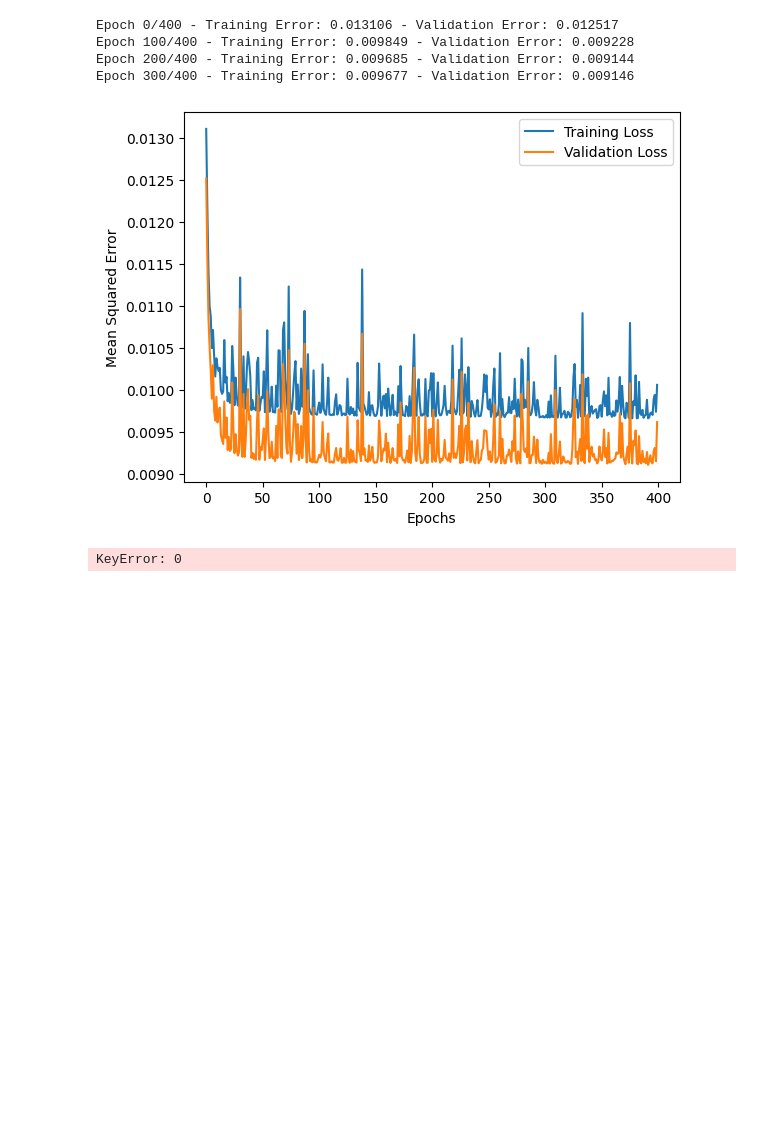
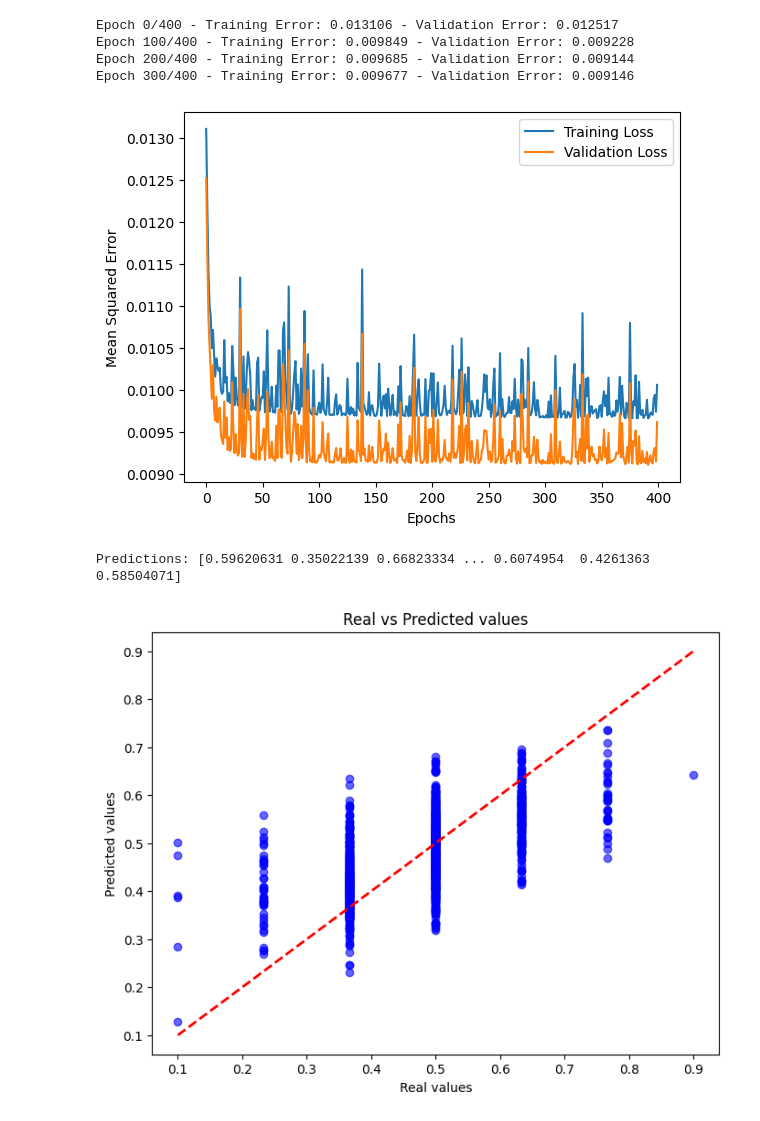
Before and after one commit to sarmijavier/Prediction-with-Supervised-Learning-Models, a Jupyter notebook: activity_1.ipynb, the cells around one changed output. Cells and saved outputs as stored; diff of their text form; code cells hidden in the pictures; blank space fills up the shorter version.

```diff
--- a/activity_1.ipynb
+++ b/activity_1.ipynb
@@ -547,8 +557,20 @@ plt.xlabel('Epochs')
 plt.ylabel('Mean Squared Error')
 plt.legend()
 plt.show()
-predictions = nn.predict(X_test)
+predictions = nn.predict(X_test.values)
 print("Predictions:", predictions.flatten())
 # %% [output]
 [figure]
-KeyError: 0
+Predictions: [0.59620631 0.35022139 0.66823334 ... 0.6074954  0.4261363  0.58504071]
+# %%
+predictions = nn.predict(X_test.values)
+# %%
+plt.figure(figsize=(8,6))
+plt.scatter(y_test, predictions, alpha=0.6, color='blue')
+plt.plot([y_test.min(), y_test.max()], [y_test.min(), y_test.max()], 'r--', lw=2)
+plt.xlabel('Real values')
+plt.ylabel('Predicted values')
+plt.title('Real vs Predicted values')
+plt.show()
+# %% [output]
+[figure, added]
```
Also changed, not shown: parts of 2 cells of this notebook.
